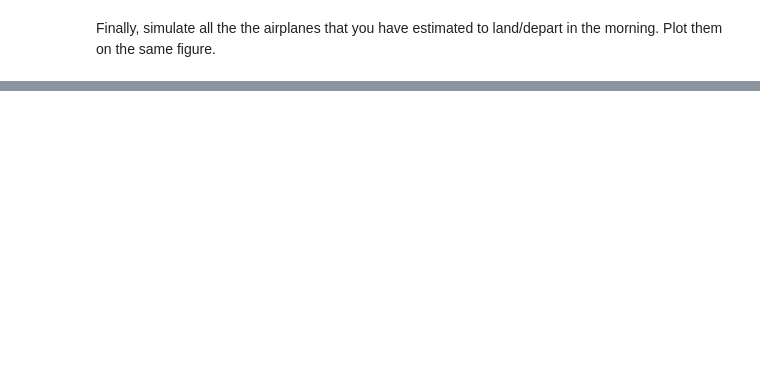
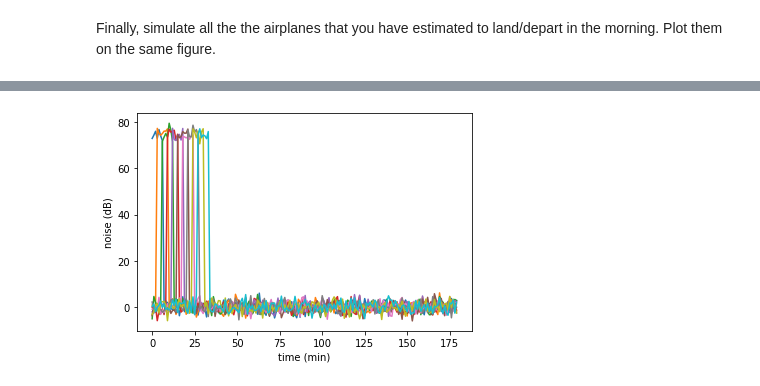
Before and after one commit to psychdatascience/FDS-CourseOne, a Jupyter notebook: tutorial010ExerciseLKC.ipynb, the cells around one changed output, grey strips where cells are left out. Cells and saved outputs as stored; diff of their text form; code cells hidden in the pictures; blank space fills up the shorter version.

```diff
--- a/tutorial010ExerciseLKC.ipynb
+++ b/tutorial010ExerciseLKC.ipynb
@@ -219,0 +338,8 @@ Simulate the dataset of tutorial009. For this final exercise you can use tutoria
+# %%
+# and plot
+plt.plot(planeNoys); # and plot (use the terminal semicolon so you get ONLY the plot)
+plt.xlabel('time (min)');
+plt.ylabel('noise (dB)');
+# plt.xlim([0, 25])
+# %% [output]
+[figure, added]
```
Also changed, not shown: parts of 21 cells of this notebook.
